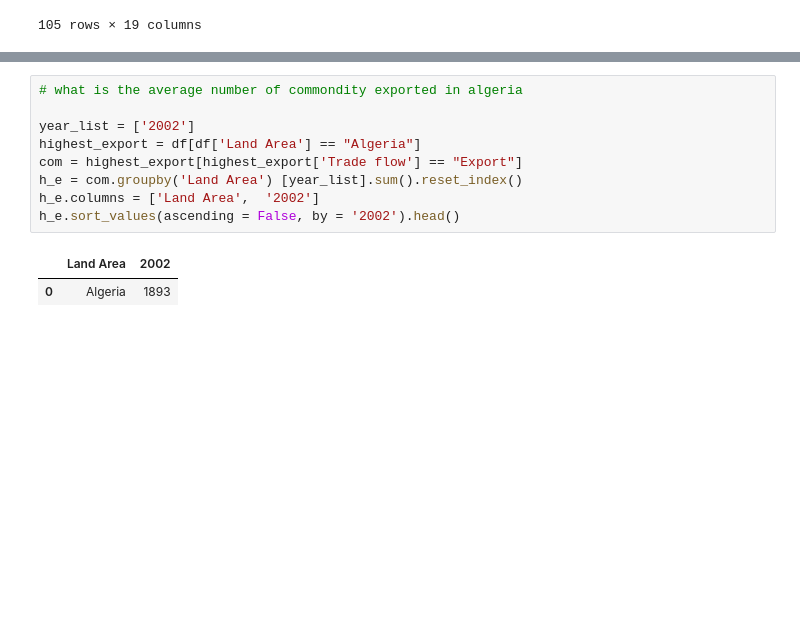
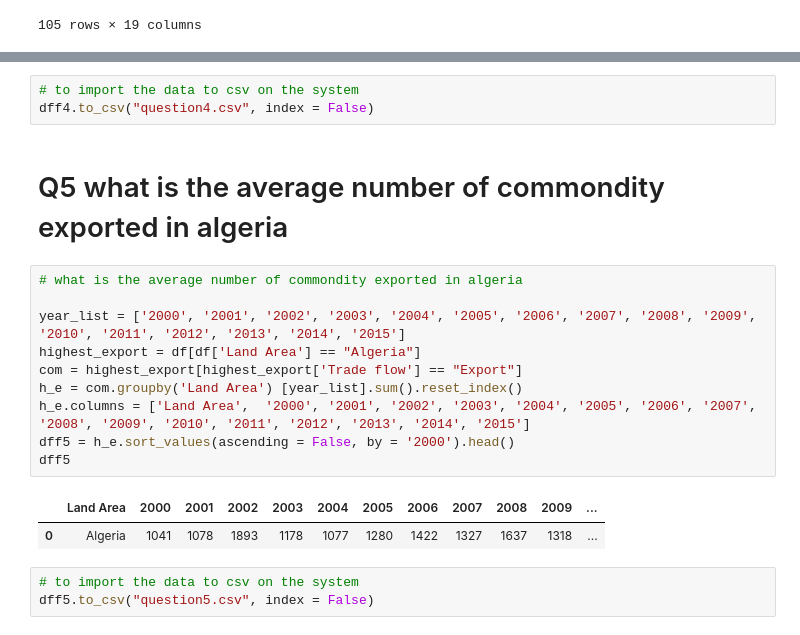
Before and after one commit to babalolatoluwayemi/python_class, a Jupyter notebook: Project work.ipynb, the cells around one changed output, grey strips where cells are left out. Saved outputs shown, nothing was run; the diff lists cells and outputs as text; blank space fills up the shorter version.

```diff
--- a/Project work.ipynb
+++ b/Project work.ipynb
@@ -143,15 +194,24 @@ h_e.sort_values(ascending = False, by = '2000').head()
 |  | Commodity | 2000 | 2001 | 2002 | 2003 | 2004 | 2005 | 2006 | 2007 | 2008 | 2009 | ... |
 | 1 | Fish | 1419817 | 1721471 | 1637106 | 1764530 | 2177333 | 2311211 | 2886933 | 2790748 | 2779246 | 3012232 | ... |
 | 0 | Crustaceans | 14521 | 12968 | 13912 | 17232 | 18685 | 22449 | 26329 | 44497 | 44813 | 50375 | ... |
+# %%
+# to import the data to csv on the system
+dff4.to_csv("question4.csv", index = False)
+# %% [markdown]
+# Q5 what is the average number of commondity exported in algeria
 # %%
 # what is the average number of commondity exported in algeria
 
-year_list = ['2002']
+year_list = ['2000', '2001', '2002', '2003', '2004', '2005', '2006', '2007', '2008', '2009', '2010', '2011', '2012', '2013', '2014', '2015']
 highest_export = df[df['Land Area'] == "Algeria"]
 com = highest_export[highest_export['Trade flow'] == "Export"]
 h_e = com.groupby('Land Area') [year_list].sum().reset_index()
-h_e.columns = ['Land Area',  '2002']
-h_e.sort_values(ascending = False, by = '2002').head()
+h_e.columns = ['Land Area',  '2000', '2001', '2002', '2003', '2004', '2005', '2006', '2007', '2008', '2009', '2010', '2011', '2012', '2013', '2014', '2015']
+dff5 = h_e.sort_values(ascending = False, by = '2000').head()
+dff5
 # %% [output]
-|  | Land Area | 2002 |
-| 0 | Algeria | 1893 |
+|  | Land Area | 2000 | 2001 | 2002 | 2003 | 2004 | 2005 | 2006 | 2007 | 2008 | 2009 | ... |
+| 0 | Algeria | 1041 | 1078 | 1893 | 1178 | 1077 | 1280 | 1422 | 1327 | 1637 | 1318 | ... |
+# %%
+# to import the data to csv on the system
+dff5.to_csv("question5.csv", index = False)
```
Also changed, not shown: parts of 43 cells of this notebook.
